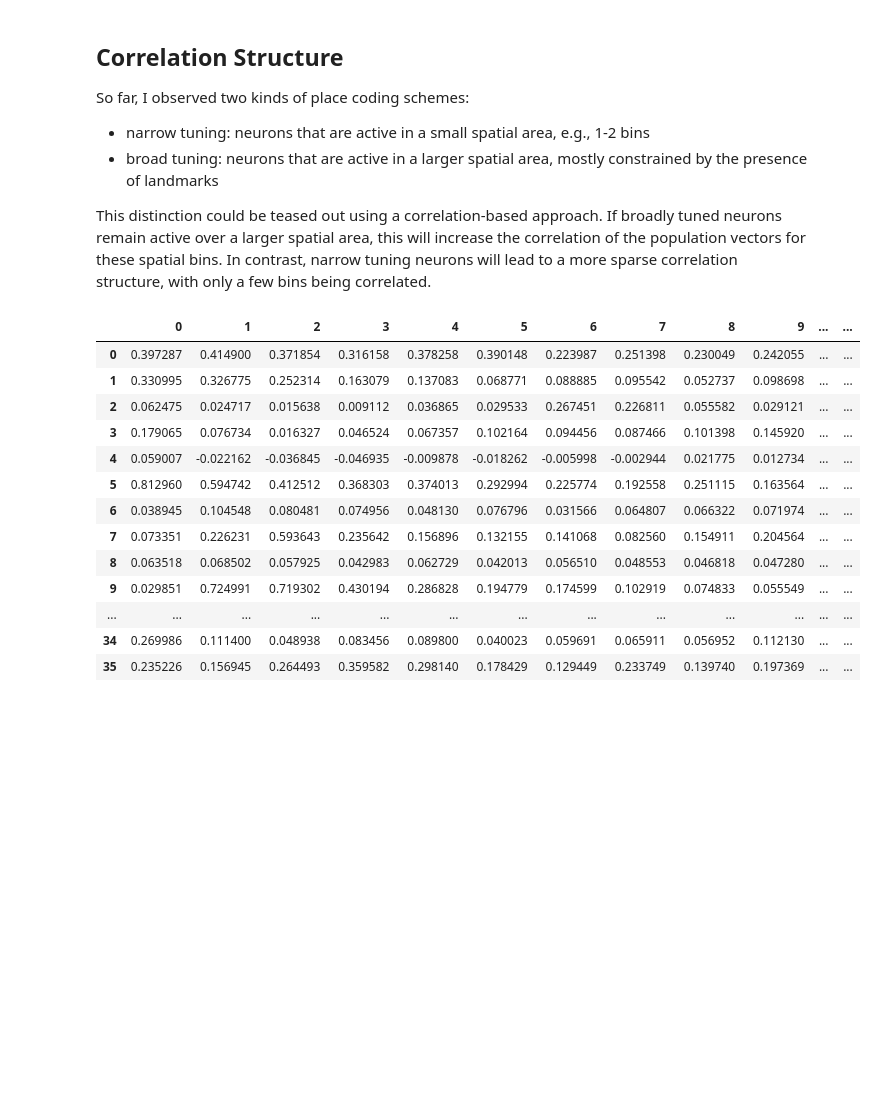
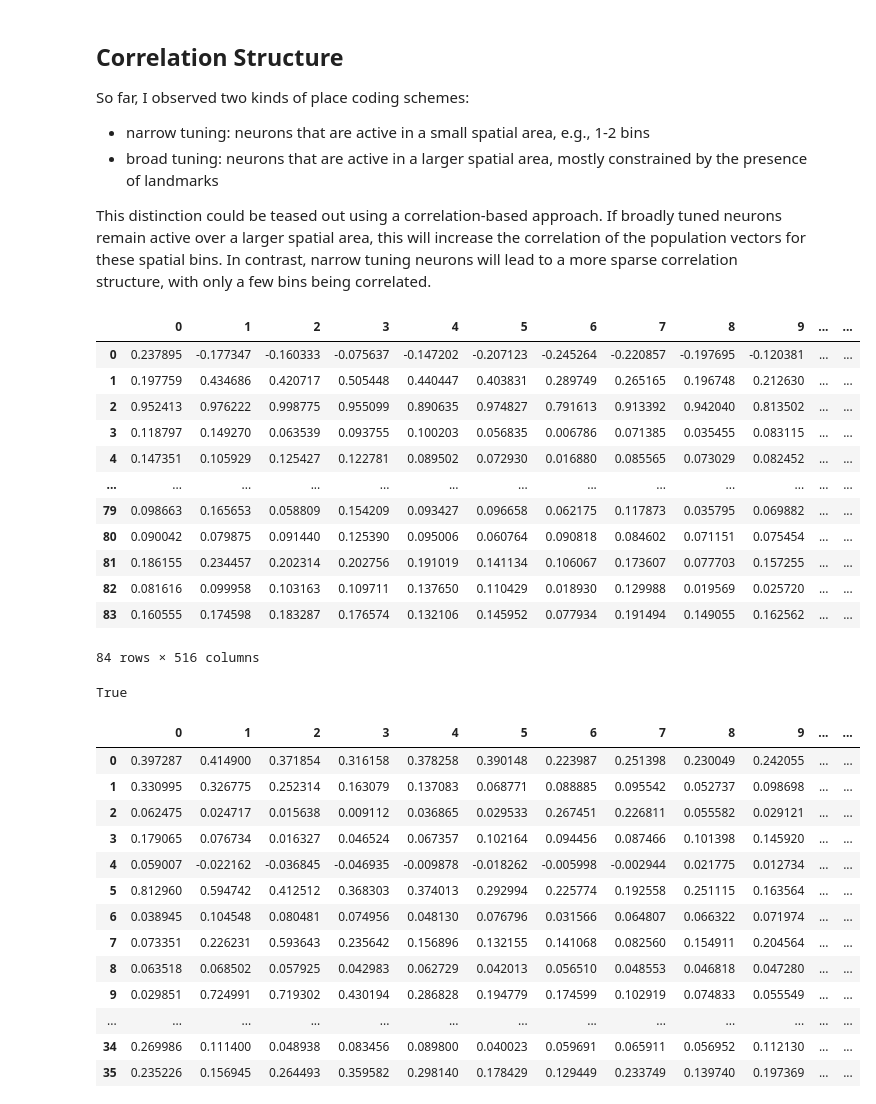
Before and after one commit to Anneser/SpatialInformation, a Jupyter notebook: scripts/03_LocationDecoding.ipynb, the cells around one changed output. Saved outputs shown, nothing was run; the diff lists cells and outputs as text; code cells hidden in the pictures; blank space fills up the shorter version.

```diff
--- a/scripts/03_LocationDecoding.ipynb
+++ b/scripts/03_LocationDecoding.ipynb
@@ -710,6 +732,48 @@ So far, I observed two kinds of place coding schemes:
 - broad tuning: neurons that are active in a larger spatial area, mostly constrained by the presence of landmarks
 
 This distinction could be teased out using a correlation-based approach. If broadly tuned neurons remain active over a larger spatial area, this will increase the correlation of the population vectors for these spatial bins. In contrast, narrow tuning neurons will lead to a more sparse correlation structure, with only a few bins being correlated.
+# %%
+# for newer recordings:
+
+#bh (numpy.ndarray):
+#            A 2D array where:
+#            - column 1 contains X
+#            - column 2 contains Y
+#            - column 3 contains trial
+#            - rows are timepoints
+
+dff, bh = si.load_data(Path('..\\data\\processed_datasets\\20250828_1299_alDl'))
+bh.columns = ['timestamp', 'trial', 'trial index', 'X', 'Y', 'velocity',
+       'tail tracking framecount']
+
+bh = bh[['X', 'Y', 'trial']]
+
+#results_df = si.trials_over_time(dff, bh, n_bins=30) # 30
+
+#time_per_bin, summed_traces, _ = si.binning(dff, bh, n_bins=30)
+#avg_act_mtx = si.avg_activity(time_per_bin, summed_traces)
+# prepare data and create templates
+dff_clean, bh_clean = dc.clean_data(dff.to_numpy(), bh.to_numpy())
+features, bin_values, _ = dc.create_templates(dff_clean, bh_clean)
+pd.DataFrame(features.T)
+# %% [output]
+|  | 0 | 1 | 2 | 3 | 4 | 5 | 6 | 7 | 8 | 9 | ... | ... |
+| 0 | 0.237895 | -0.177347 | -0.160333 | -0.075637 | -0.147202 | -0.207123 | -0.245264 | -0.220857 | -0.197695 | -0.120381 | ... | ... |
+| 1 | 0.197759 | 0.434686 | 0.420717 | 0.505448 | 0.440447 | 0.403831 | 0.289749 | 0.265165 | 0.196748 | 0.212630 | ... | ... |
+| 2 | 0.952413 | 0.976222 | 0.998775 | 0.955099 | 0.890635 | 0.974827 | 0.791613 | 0.913392 | 0.942040 | 0.813502 | ... | ... |
+| 3 | 0.118797 | 0.149270 | 0.063539 | 0.093755 | 0.100203 | 0.056835 | 0.006786 | 0.071385 | 0.035455 | 0.083115 | ... | ... |
+| 4 | 0.147351 | 0.105929 | 0.125427 | 0.122781 | 0.089502 | 0.072930 | 0.016880 | 0.085565 | 0.073029 | 0.082452 | ... | ... |
+| ... | ... | ... | ... | ... | ... | ... | ... | ... | ... | ... | ... | ... |
+| 79 | 0.098663 | 0.165653 | 0.058809 | 0.154209 | 0.093427 | 0.096658 | 0.062175 | 0.117873 | 0.035795 | 0.069882 | ... | ... |
+| 80 | 0.090042 | 0.079875 | 0.091440 | 0.125390 | 0.095006 | 0.060764 | 0.090818 | 0.084602 | 0.071151 | 0.075454 | ... | ... |
+| 81 | 0.186155 | 0.234457 | 0.202314 | 0.202756 | 0.191019 | 0.141134 | 0.106067 | 0.173607 | 0.077703 | 0.157255 | ... | ... |
+| 82 | 0.081616 | 0.099958 | 0.103163 | 0.109711 | 0.137650 | 0.110429 | 0.018930 | 0.129988 | 0.019569 | 0.025720 | ... | ... |
+| 83 | 0.160555 | 0.174598 | 0.183287 | 0.176574 | 0.132106 | 0.145952 | 0.077934 | 0.191494 | 0.149055 | 0.162562 | ... | ... |
+84 rows × 516 columns
+# %%
+bh['X'][0] == 0
+# %% [output]
+True
 # %%
 # load data, pre-process, construct activity matrices
 dff, bh = si.load_data(Path('..\\data\\processed_datasets\\20241011_Dl_3\\'))
```
Also changed, not shown: parts of 10 cells of this notebook, 3 other files.
